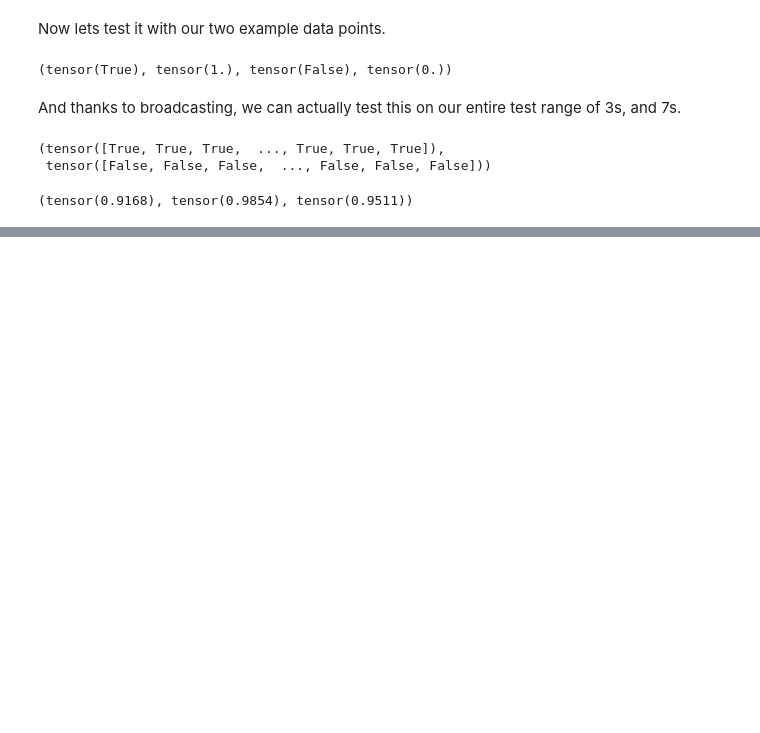
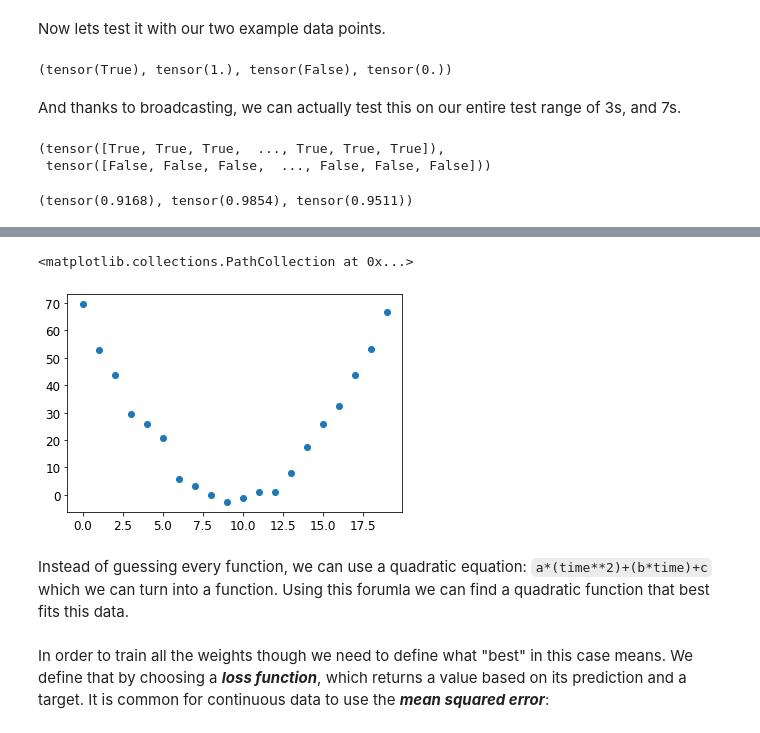
Before and after one commit to Audeon/fastai_Notebooks, a Jupyter notebook: Chapter_3_Digit_Identification.ipynb, the cells around one changed output, grey strips where cells are left out. Drawn from its saved outputs; the diff is of its cells as text; code cells hidden in the pictures; blank space fills up the shorter version.

Commit message:
Worked on gradient descent, and wrote a basic gradient descent algorithm using pytorch.

```diff
--- a/Chapter_3_Digit_Identification.ipynb
+++ b/Chapter_3_Digit_Identification.ipynb
@@ -374,0 +373,9 @@ plot_function(f, 'x', 'x**2')
+# %%
+time = torch.arange(0,20).float()
+speed = torch.randn(20)*3 + 0.75*(time-9.5)**2 + 1
+plt.scatter(time, speed)
+# %% [output]
+<matplotlib.collections.PathCollection at 0x...>
+[figure, added]
+# %% [markdown]
+Instead of guessing every function, we can use a quadratic equation: `a*(time**2)+(b*time)+c` which we can turn into a function.  Using this forumla we can find a quadratic function that best fits this data.
@@ -374,0 +386,2 @@ plot_function(f, 'x', 'x**2')
+# %% [markdown]
+In order to train all the weights though we need to define what "best" in this case means. We define that by choosing a ***loss function***, which returns a value based on its prediction and a target. It is common for continuous data to use the ***mean squared error***:
```
Also changed, not shown: parts of 34 cells of this notebook.
